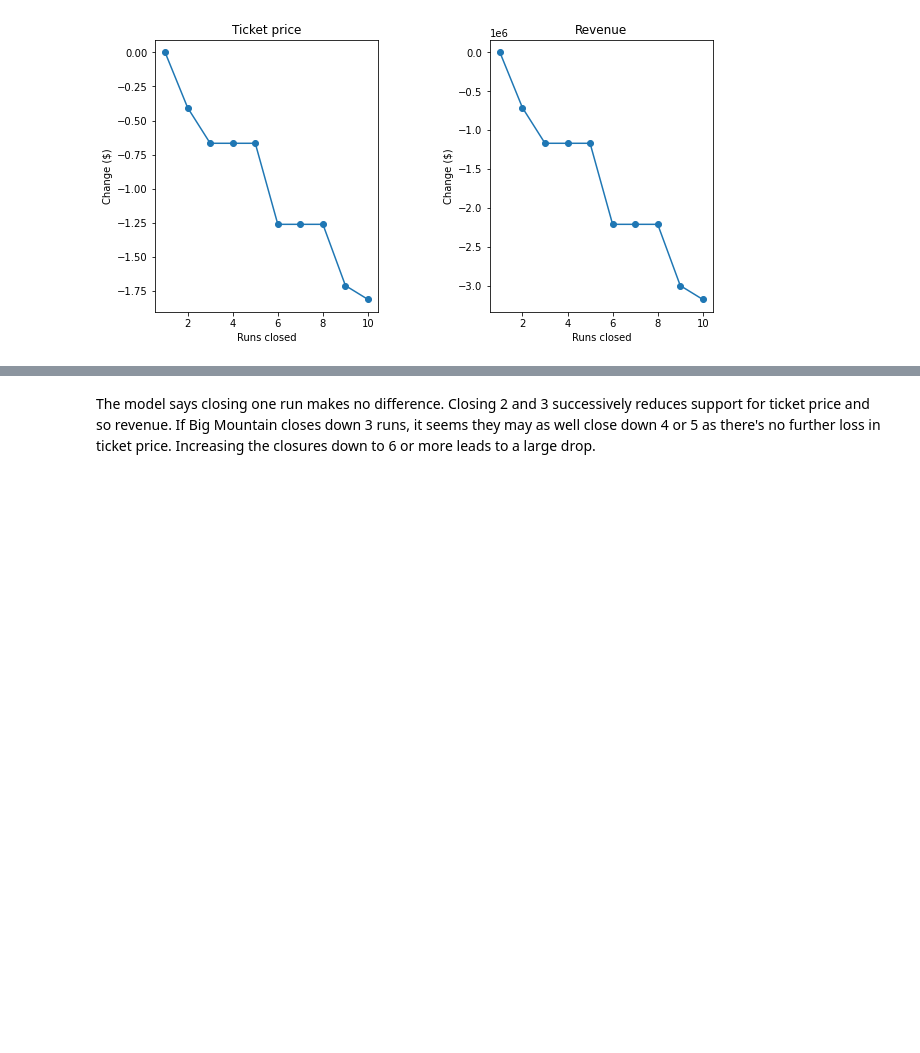
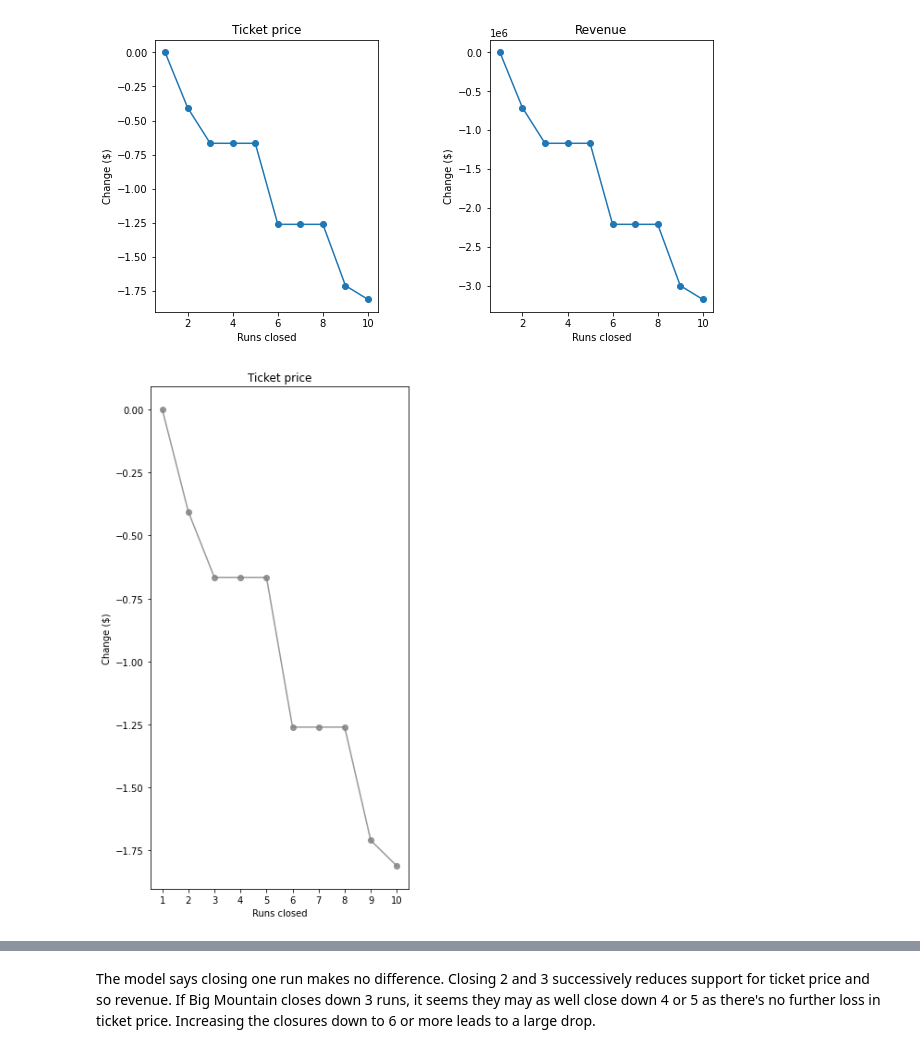
Before and after one commit to smanavi/DataScienceGuidedCapstone, a Jupyter notebook: Notebooks/_making_plots.ipynb, the cells around one changed output, grey strips where cells are left out. Saved outputs shown, nothing was run; the diff lists cells and outputs as text; code cells hidden in the pictures; blank space fills up the shorter version.

```diff
--- a/Notebooks/_making_plots.ipynb
+++ b/Notebooks/_making_plots.ipynb
@@ -586,3 +575,14 @@ ax[1].plot(runs_closed, revenue_deltas, 'o-')
 ax[1].set(xlabel='Runs closed', ylabel='Change ($)', title='Revenue');
 # %% [output]
 [figure]
+# %%
+runs_closed = [-1 * r for r in runs_delta] #1
+fig, ax = plt.subplots(figsize=(5,10))
+
+ax.plot(runs_closed, price_deltas, 'o-', color='gray', alpha=.8)
+ax.set(xlabel='Runs closed', ylabel='Change ($)', title='Ticket price')
+ax.set_xticks(range(1,11,1))
+
+plt.show()
+# %% [output]
+[figure, added]
```
Also changed, not shown: parts of 5 cells of this notebook, 1 other file.
